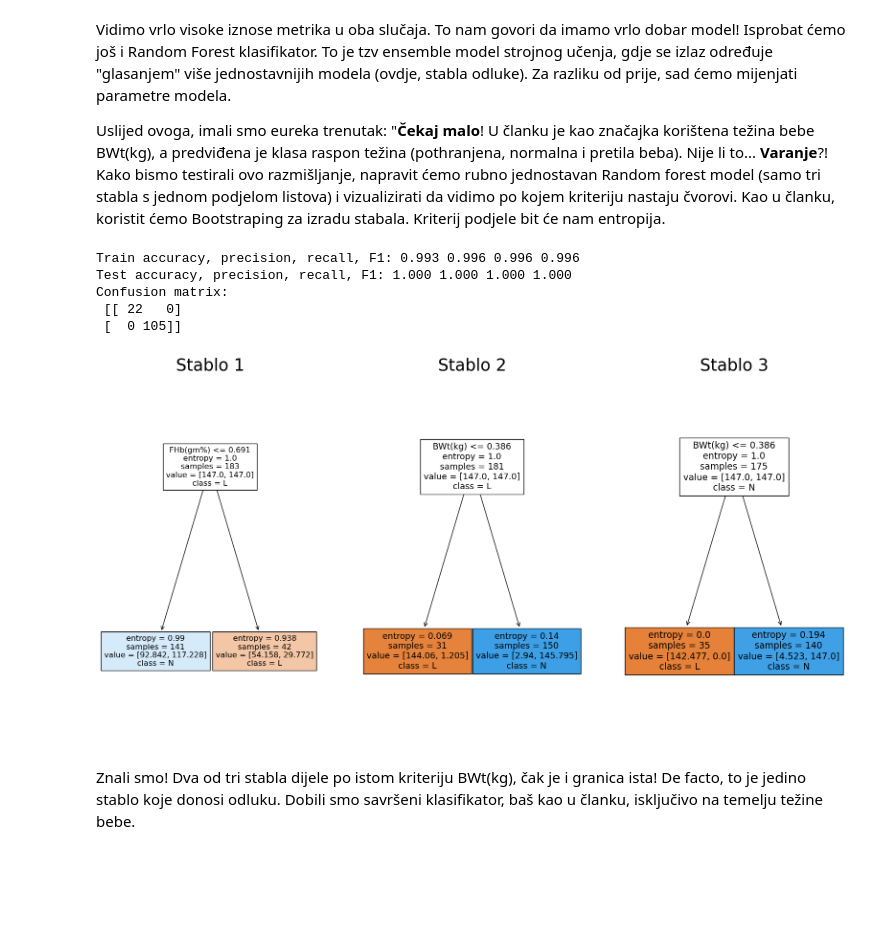
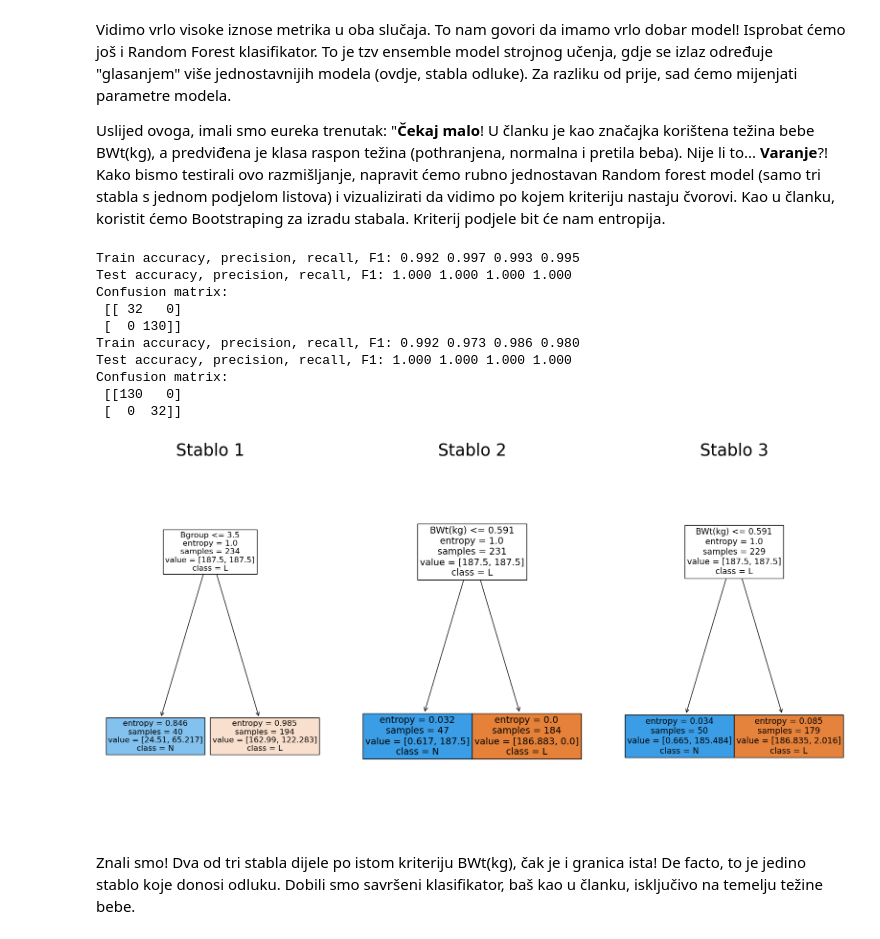
Before and after one commit to afstama/UZOP_projekt, a Jupyter notebook: final.ipynb, the cells around one changed output. Drawn from its saved outputs; the diff is of its cells as text; code cells hidden in the pictures; blank space fills up the shorter version.

```diff
--- a/final.ipynb
+++ b/final.ipynb
@@ -108,16 +93,0 @@ U datasetu postoje problemi stršećih uzoraka. Uklonit ćemo i te podatke.
-# %%
-#Q3=-Q1=0.675 => IQR=1.35 => Q3+1.5*IQR=2.7
-
-print('Broj zapisa prije izbacivanja outliera:', len(df_filtered))
-df_copy = df_filtered.copy()
-
-for col in df_copy.columns:
-    if is_numeric_dtype(df_copy[col]):
-        z = np.abs(stats.zscore(df_copy[col]))
-        outlier_indices = np.where(z > 2.7)[0]
-        df_copy = df_copy.drop(df_copy.index[outlier_indices])
-
-df_filtered=df_copy.copy()
-print('Broj zapisa nakon izbacivanja outliera:', len(df_copy))
-print("\nNedostajuće vrijednosti po stupcima:")
-print(df_filtered.isna().sum())
@@ -323,22 +287,28 @@ Uslijed ovoga, imali smo eureka trenutak: "**Čekaj malo**! U članku je kao zna
 # %%
 rfc=RandomForestClassifier(n_estimators=3,criterion="entropy",random_state=42,bootstrap=True,max_depth=1,class_weight="balanced_subsample")
 
 test_model(rfc,X_train,y_train,X_test,y_test)
+test_model(rfc,X_train,1-y_train,X_test,1-y_test)
 
 fn=df_filtered.columns
 cn=["L","N"]
 fig,ax=plt.subplots(1,3,figsize=(20,10))
 
 for i in range(3):
     tree.plot_tree(rfc.estimators_[i],feature_names=fn,class_names=cn,filled = True,ax=ax[i])
     ax[i].set_title('Stablo ' + str(i+1), fontsize = 25)
 # %% [output]
-Train accuracy, precision, recall, F1: 0.993 0.996 0.996 0.996
+Train accuracy, precision, recall, F1: 0.992 0.997 0.993 0.995
 Test accuracy, precision, recall, F1: 1.000 1.000 1.000 1.000
 Confusion matrix:
- [[ 22   0]
- [  0 105]]
+ [[ 32   0]
+ [  0 130]]
+Train accuracy, precision, recall, F1: 0.992 0.973 0.986 0.980
+Test accuracy, precision, recall, F1: 1.000 1.000 1.000 1.000
+Confusion matrix:
+ [[130   0]
+ [  0  32]]
-[figure, old version]
+[figure, new version]
 # %% [markdown]
 Znali smo! Dva od tri stabla dijele po istom kriteriju BWt(kg), čak je i granica ista! De facto, to je jedino stablo koje donosi odluku. Dobili smo savršeni klasifikator, baš kao u članku, isključivo na temelju težine bebe.
 # %% [markdown]
```
Also changed, not shown: parts of 24 cells of this notebook.
